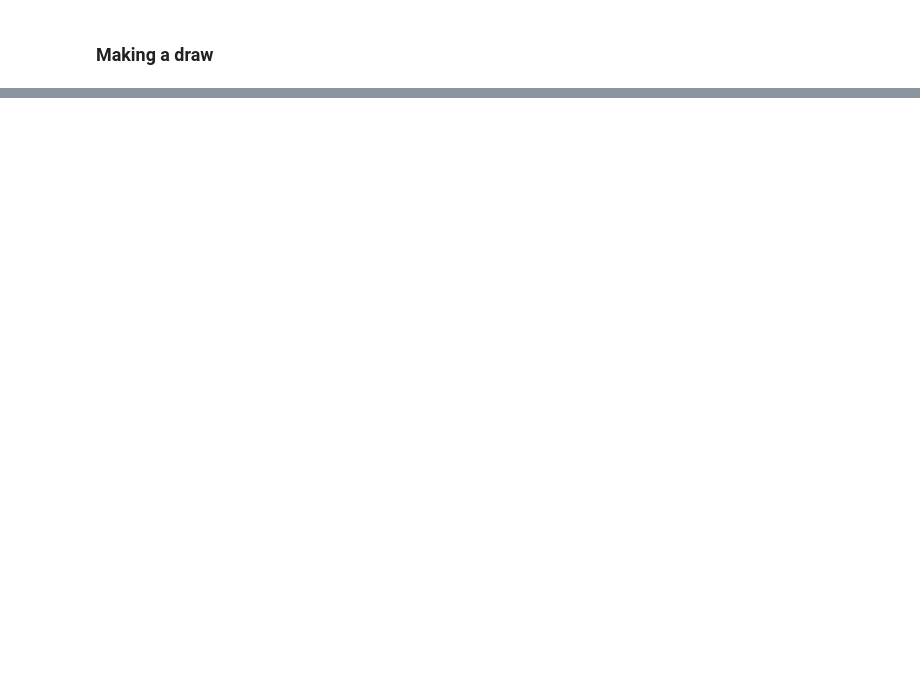
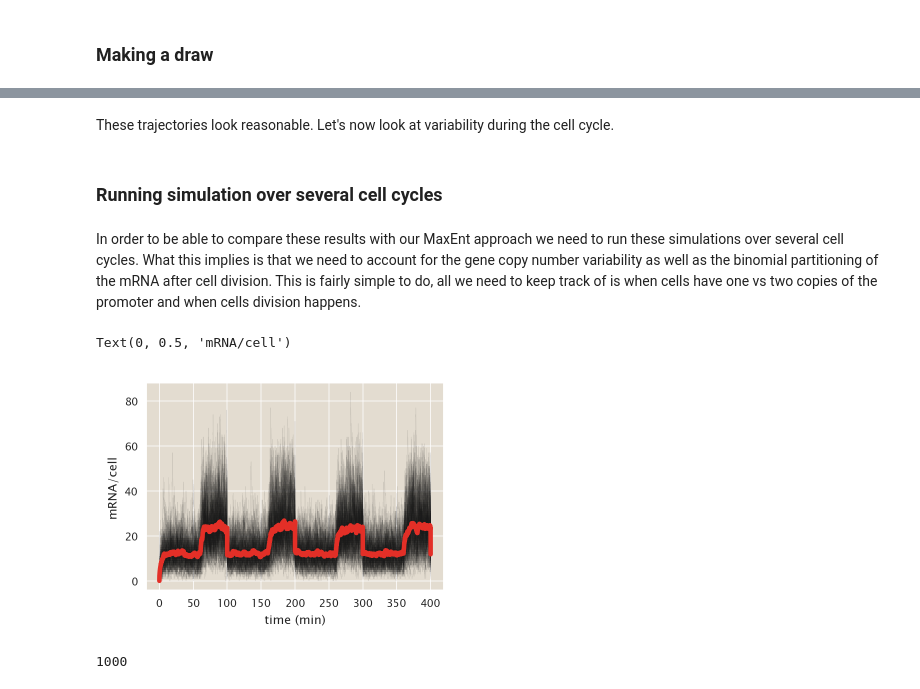
Before and after one commit to RPGroup-PBoC/chann_cap, a Jupyter notebook: src/theory/gillespie_simulation.ipynb, the cells around one changed output, grey strips where cells are left out. Saved outputs shown, nothing was run; the diff lists cells and outputs as text; code cells hidden in the pictures; blank space fills up the shorter version.

```diff
--- a/src/theory/gillespie_simulation.ipynb
+++ b/src/theory/gillespie_simulation.ipynb
@@ -161,0 +163,15 @@ The Gillespie algorithm relies on generating (pseudo-)random numbers in order to
+# %%
+def sample_discrete(probs):
+    """
+    Randomly sample an index with probability given by probs.
+    """
+    # Generate random number between zero and 1
+    q = np.random.rand()
+
+    # Find index of selected state
+    i = 0
+    p_sum = 0.0
+    while p_sum < q:
+        p_sum += probs[i]
+        i += 1
+    return i - 1
@@ -161,0 +353,6 @@ The Gillespie algorithm relies on generating (pseudo-)random numbers in order to
+# %% [markdown]
+These trajectories look reasonable. Let's now look at variability during the cell cycle.
+# %% [markdown]
+### Running simulation over several cell cycles
+# %% [markdown]
+In order to be able to compare these results with our MaxEnt approach we need to run these simulations over several cell cycles. What this implies is that we need to account for the gene copy number variability as well as the binomial partitioning of the mRNA after cell division. This is fairly simple to do, all we need to keep track of is when cells have one vs two copies of the promoter and when cells division happens.
@@ -161,0 +491,22 @@ The Gillespie algorithm relies on generating (pseudo-)random numbers in order to
+# %%
+# Initialize plot
+fig = plt.figure()
+
+# Loop through trajectories
+for i in range(n_simulations):
+    plt.plot(time_points / 60, pops[i,:,2], '-', lw=0.3, alpha=0.1,
+             color='k')
+
+# Plot mean mRNA
+plt.plot(time_points / 60, pops[:, :, 2].mean(axis=0), '-', lw=3,
+         color=sns.color_palette('Reds_r', n_colors=2)[0])
+
+plt.xlabel('time (min)')
+plt.ylabel('mRNA/cell')
+# %% [output]
+Text(0, 0.5, 'mRNA/cell')
+[figure, added]
+# %%
+len(t_single)
+# %% [output]
+1000
```
Also changed, not shown: parts of 17 cells of this notebook.
